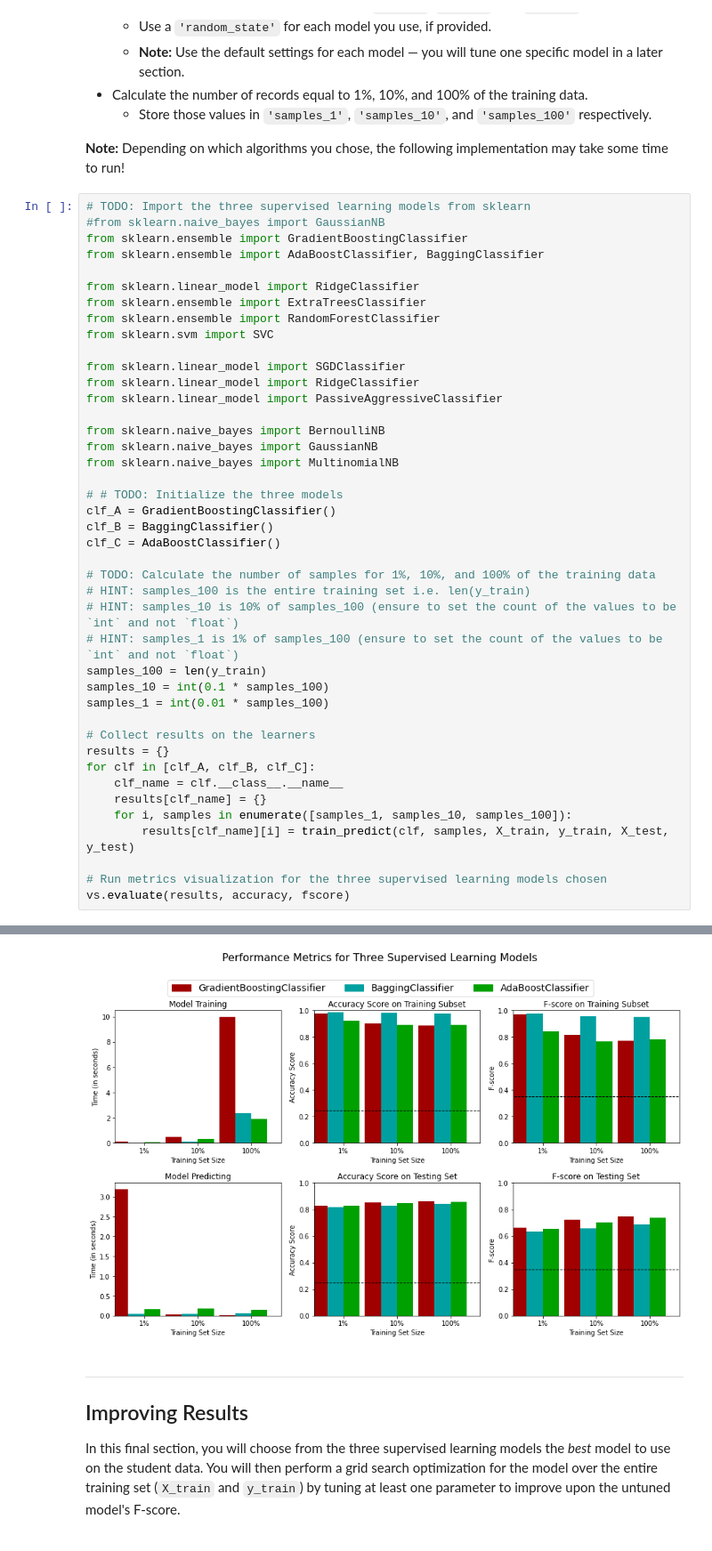
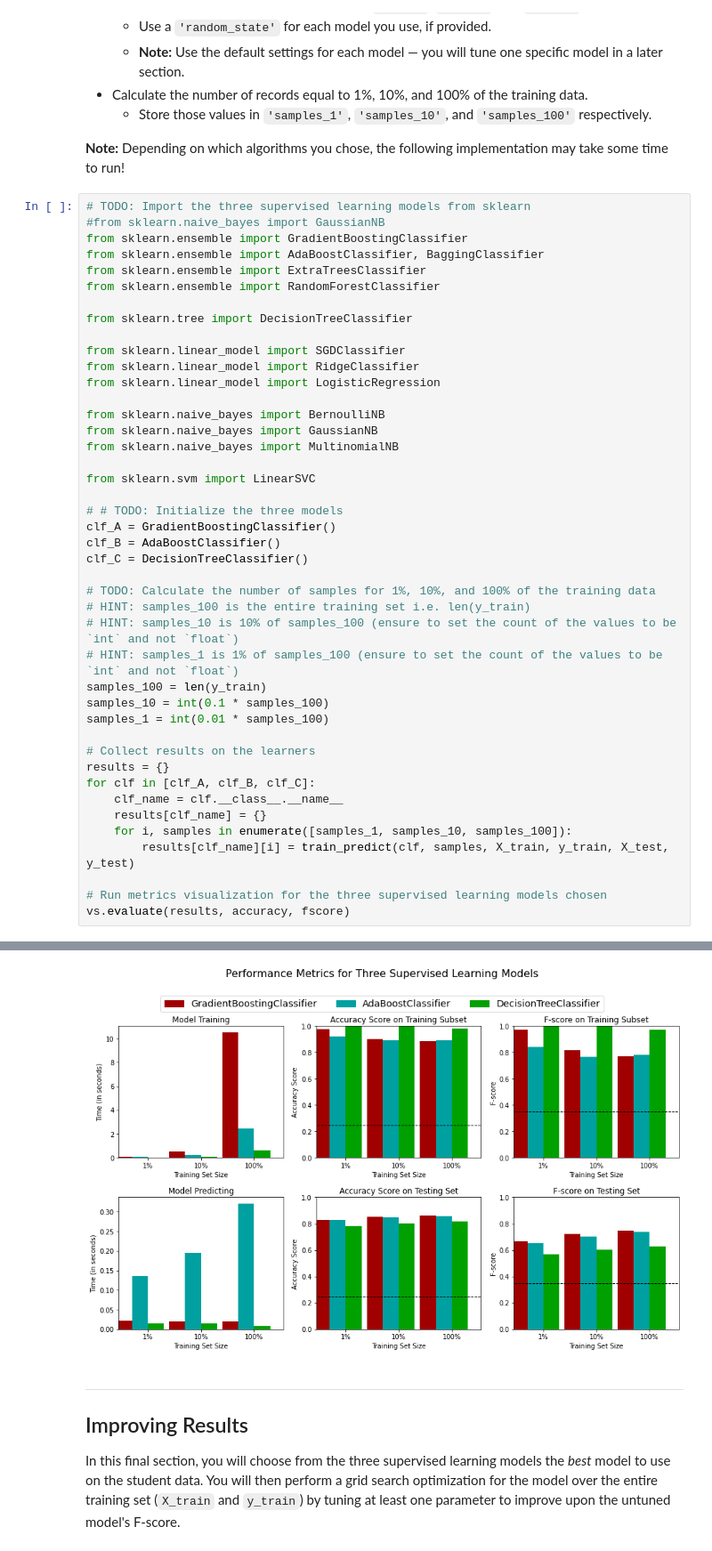
Before and after one commit to walidsi/cd0025-supervised-learning, a Jupyter notebook: finding_donors.ipynb, the cells around one changed output, grey strips where cells are left out. Shown: that part at 89% size. Drawn from its saved outputs; the diff is of its cells as text.

Commit message:
Try more models and hyper parameters

```diff
--- a/finding_donors.ipynb
+++ b/finding_donors.ipynb
@@ -384,24 +384,25 @@ In the code cell, you will need to implement the following:
 #from sklearn.naive_bayes import GaussianNB
 from sklearn.ensemble import GradientBoostingClassifier
 from sklearn.ensemble import AdaBoostClassifier, BaggingClassifier
-
-from sklearn.linear_model import RidgeClassifier
 from sklearn.ensemble import ExtraTreesClassifier
 from sklearn.ensemble import RandomForestClassifier
-from sklearn.svm import SVC
+
+from sklearn.tree import DecisionTreeClassifier
 
 from sklearn.linear_model import SGDClassifier
 from sklearn.linear_model import RidgeClassifier
-from sklearn.linear_model import PassiveAggressiveClassifier
+from sklearn.linear_model import LogisticRegression
 
 from sklearn.naive_bayes import BernoulliNB
 from sklearn.naive_bayes import GaussianNB
 from sklearn.naive_bayes import MultinomialNB
 
+from sklearn.svm import LinearSVC
+
 # # TODO: Initialize the three models
 clf_A = GradientBoostingClassifier()
-clf_B = BaggingClassifier()
-clf_C = AdaBoostClassifier()
+clf_B = AdaBoostClassifier()
+clf_C = DecisionTreeClassifier()
 
 # TODO: Calculate the number of samples for 1%, 10%, and 100% of the training data
 # HINT: samples_100 is the entire training set i.e. len(y_train)
@@ -434,4 +435,4 @@ AdaBoostClassifier trained on 36177 samples.
-[figure, old version]
+[figure, new version]
 # %% [markdown]
 ----
 ## Improving Results
```
Also changed, not shown: parts of 2 cells of this notebook.
